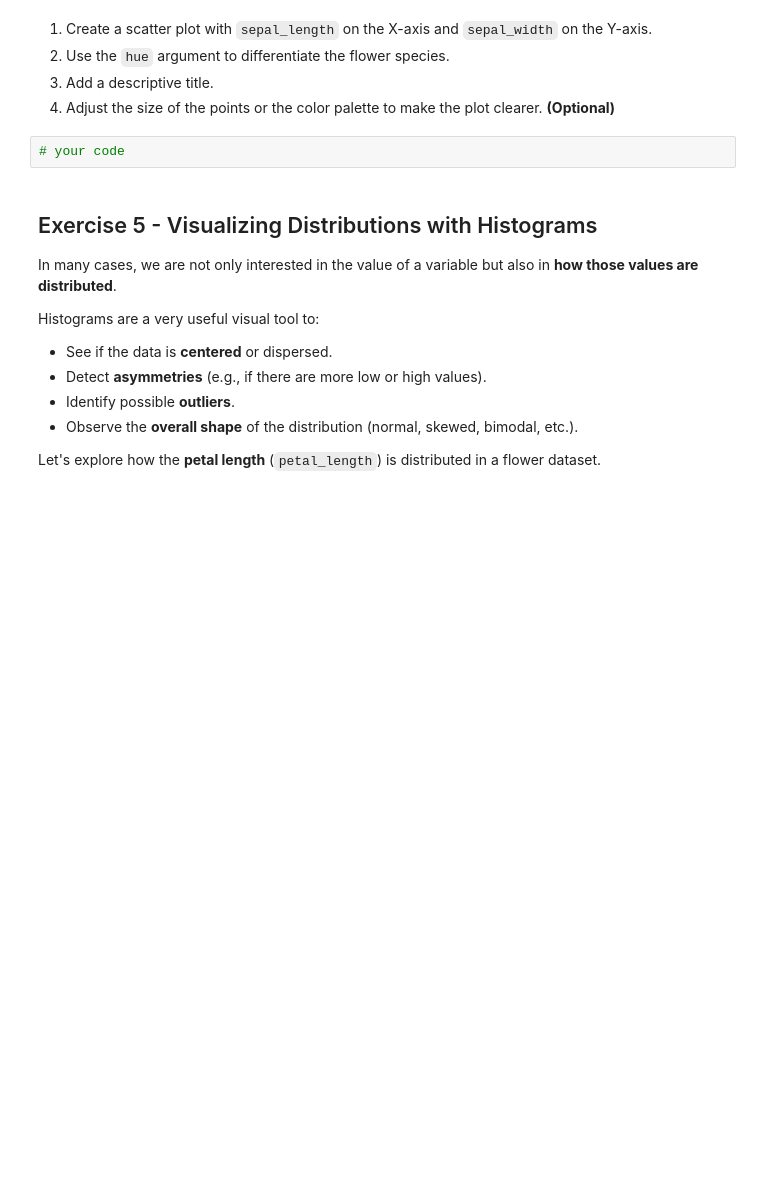
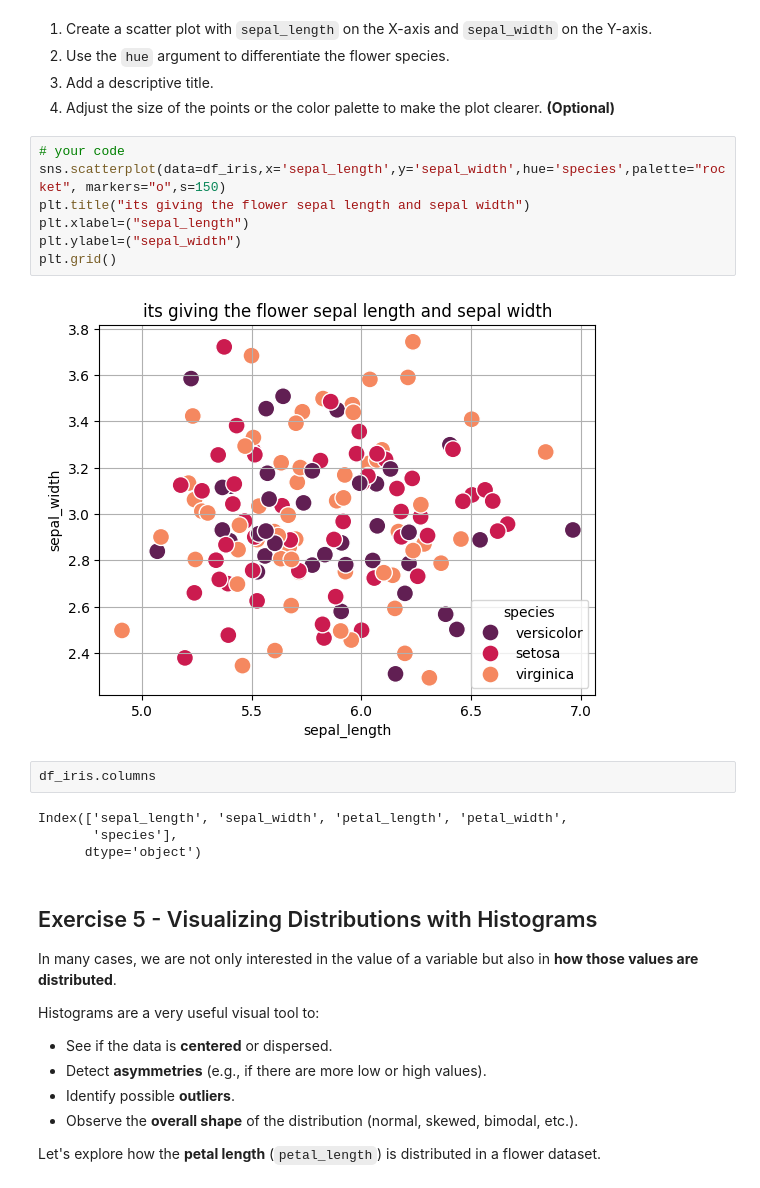
Before and after one commit to utkuseyithanoglu/utkuvisualization-exercises-with-matplot-and-seaborn, a Jupyter notebook: notebook/problems.ipynb, the cells around one changed output. Saved outputs shown, nothing was run; the diff lists cells and outputs as text; blank space fills up the shorter version.

```diff
--- a/notebook/problems.ipynb
+++ b/notebook/problems.ipynb
@@ -156,8 +170,21 @@ df_iris # Show DataFrame
 2. Use the `hue` argument to differentiate the flower species.
 3. Add a descriptive title.
 4. Adjust the size of the points or the color palette to make the plot clearer. **(Optional)**
-# %%
-# your code
+# %%
+# your code
+sns.scatterplot(data=df_iris,x='sepal_length',y='sepal_width',hue='species',palette="rocket", markers="o",s=150)
+plt.title("its giving the flower sepal length and sepal width")
+plt.xlabel=("sepal_length")
+plt.ylabel=("sepal_width")
+plt.grid()
+# %% [output]
+[figure, added]
+# %%
+df_iris.columns
+# %% [output]
+Index(['sepal_length', 'sepal_width', 'petal_length', 'petal_width',
+       'species'],
+      dtype='object')
 # %% [markdown]
 ## Exercise 5 - Visualizing Distributions with Histograms
 
```
Also changed, not shown: parts of 7 cells of this notebook.
